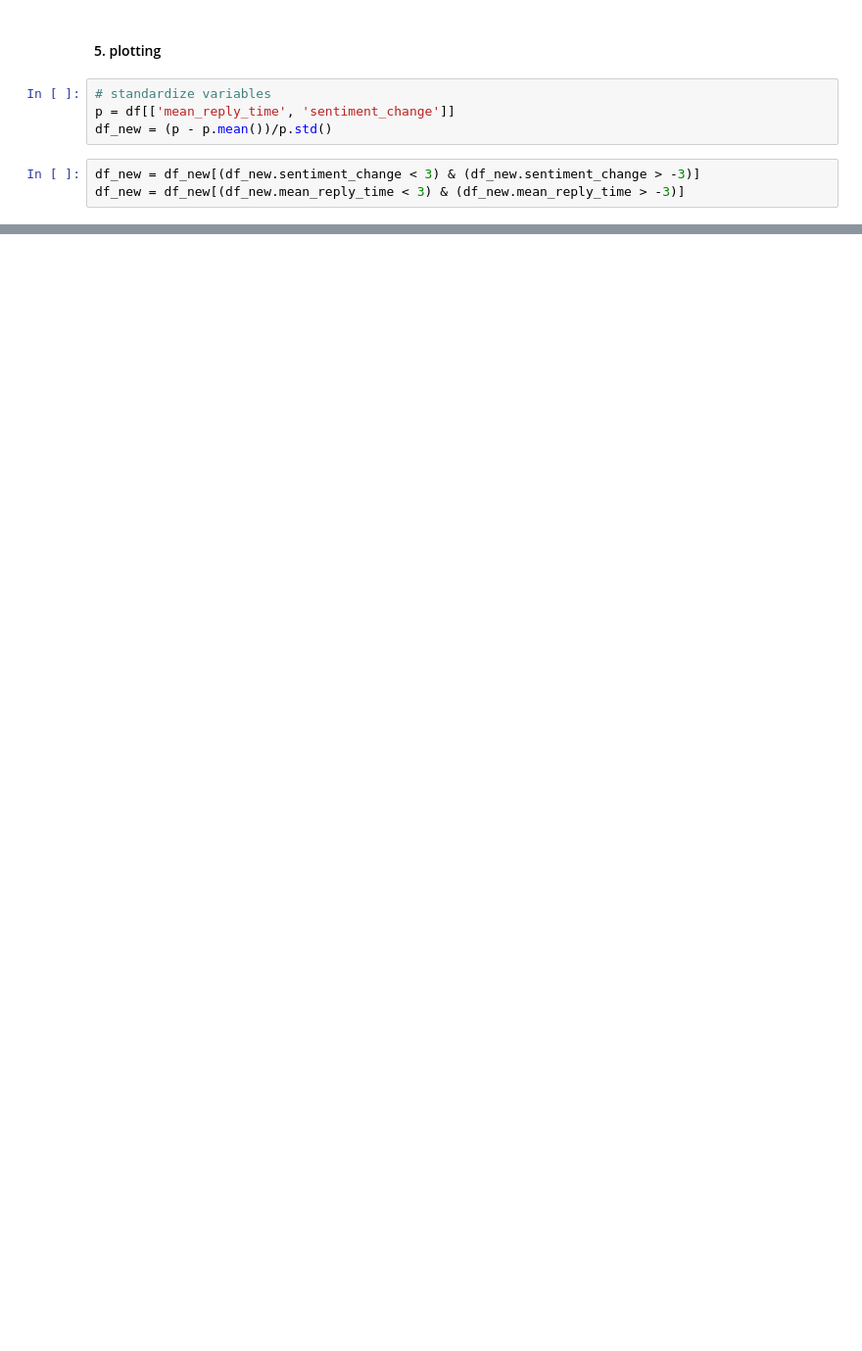
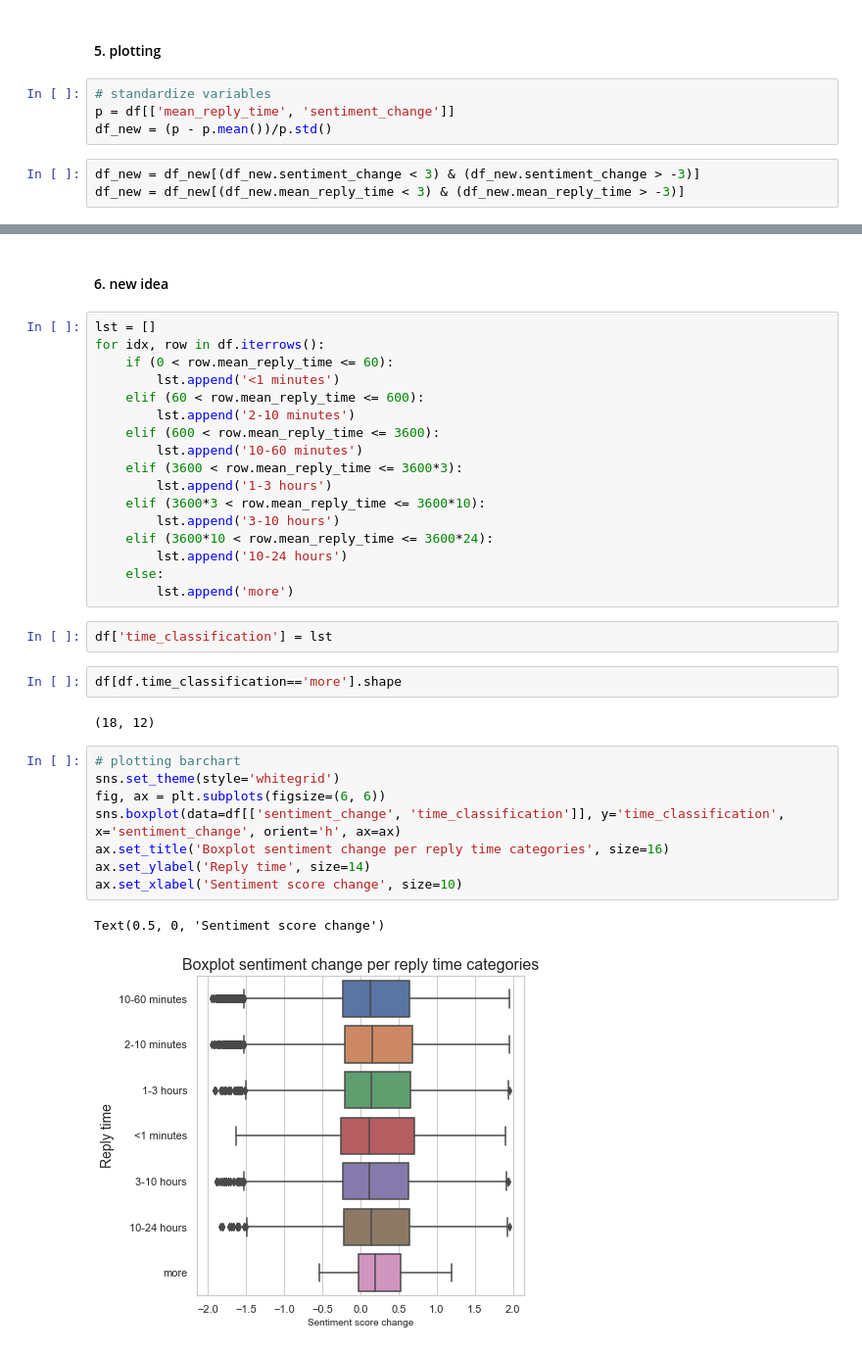
Before and after one commit to PhatLeBao-Phat/dbl-group-3, a Jupyter notebook: demo_sentiment_reply_correlation/reply_time_sentiment_correlation .ipynb, the cells around one changed output, grey strips where cells are left out. Shown: that part at 98% size. Cells and saved outputs as stored; diff of their text form; blank space fills up the shorter version.

```diff
--- a/demo_sentiment_reply_correlation/reply_time_sentiment_correlation .ipynb
+++ b/demo_sentiment_reply_correlation/reply_time_sentiment_correlation .ipynb
@@ -167,0 +158,36 @@ sns.histplot(data=df_new.sample(1000), x='sentiment_change', y='mean_reply_time'
+# %% [markdown]
+#### 6. new idea
+# %%
+lst = []
+for idx, row in df.iterrows():
+    if (0 < row.mean_reply_time <= 60):
+        lst.append('<1 minutes')
+    elif (60 < row.mean_reply_time <= 600):
+        lst.append('2-10 minutes')
+    elif (600 < row.mean_reply_time <= 3600):
+        lst.append('10-60 minutes')
+    elif (3600 < row.mean_reply_time <= 3600*3):
+        lst.append('1-3 hours')
+    elif (3600*3 < row.mean_reply_time <= 3600*10):
+        lst.append('3-10 hours')
+    elif (3600*10 < row.mean_reply_time <= 3600*24):
+        lst.append('10-24 hours')
+    else:
+        lst.append('more')
+# %%
+df['time_classification'] = lst
+# %%
+df[df.time_classification=='more'].shape
+# %% [output]
+(18, 12)
+# %%
+# plotting barchart
+sns.set_theme(style='whitegrid')
+fig, ax = plt.subplots(figsize=(6, 6))
+sns.boxplot(data=df[['sentiment_change', 'time_classification']], y='time_classification', x='sentiment_change', orient='h', ax=ax)
+ax.set_title('Boxplot sentiment change per reply time categories', size=16)
+ax.set_ylabel('Reply time', size=14)
+ax.set_xlabel('Sentiment score change', size=10)
+# %% [output]
+Text(0.5, 0, 'Sentiment score change')
+[figure, added]
```
Also changed, not shown: parts of 8 cells of this notebook, 1 other file.
